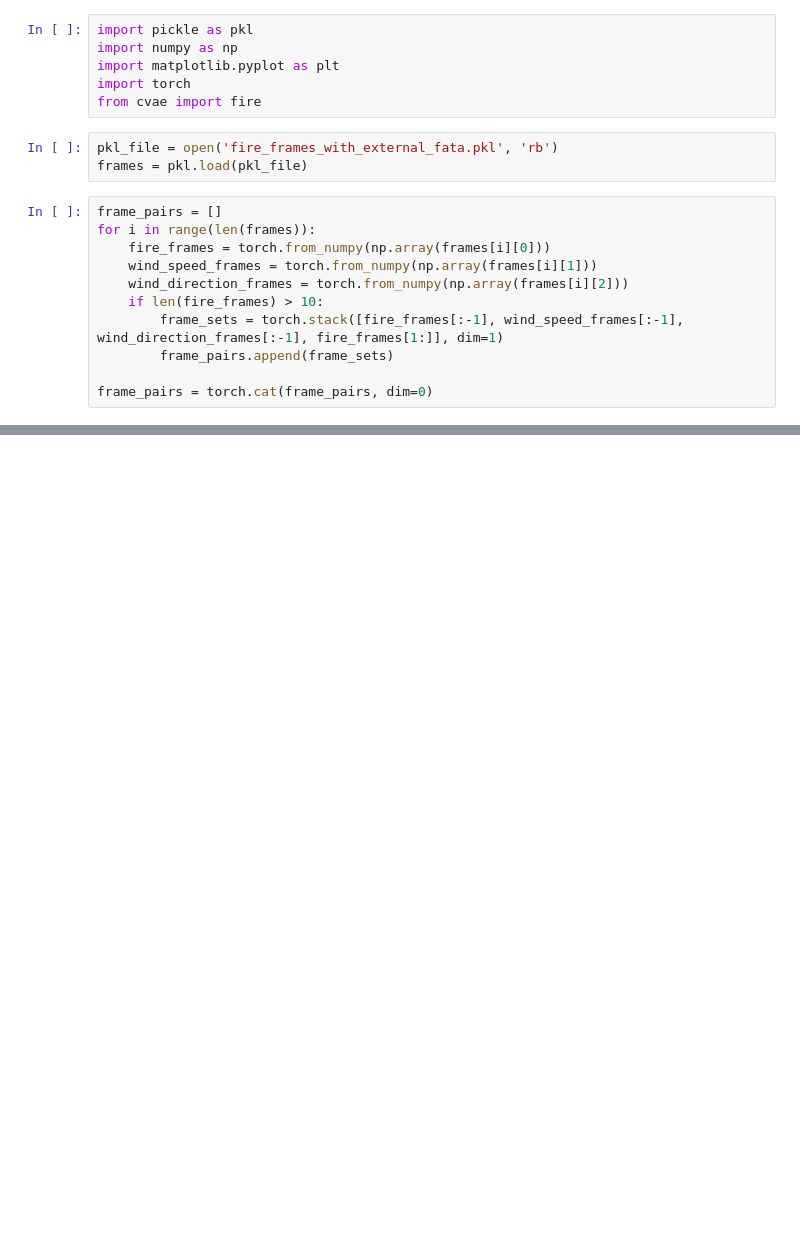
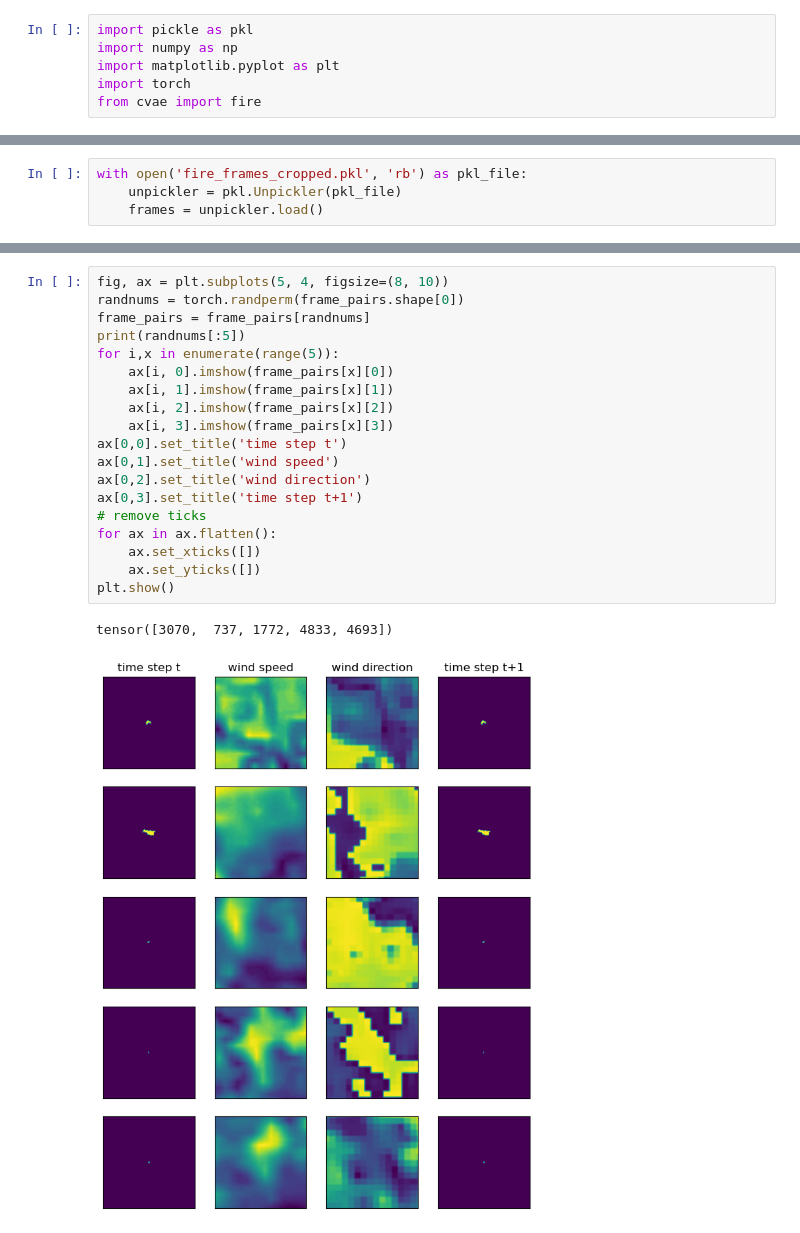
Before and after one commit to Jared-Mac/firegen, a Jupyter notebook: formatting_frames.ipynb, the cells around one changed output, grey strips where cells are left out. Saved outputs shown, nothing was run; the diff lists cells and outputs as text; blank space fills up the shorter version.

```diff
--- a/formatting_frames.ipynb
+++ b/formatting_frames.ipynb
@@ -4,17 +4,3 @@ import numpy as np
 import matplotlib.pyplot as plt
 import torch
 from cvae import fire
-# %%
-pkl_file = open('fire_frames_with_external_fata.pkl', 'rb')
-frames = pkl.load(pkl_file)
-# %%
-frame_pairs = []
-for i in range(len(frames)):
-    fire_frames = torch.from_numpy(np.array(frames[i][0]))
-    wind_speed_frames = torch.from_numpy(np.array(frames[i][1]))
-    wind_direction_frames = torch.from_numpy(np.array(frames[i][2]))
-    if len(fire_frames) > 10:
-        frame_sets = torch.stack([fire_frames[:-1], wind_speed_frames[:-1], wind_direction_frames[:-1], fire_frames[1:]], dim=1)
-        frame_pairs.append(frame_sets)
-
-frame_pairs = torch.cat(frame_pairs, dim=0)
@@ -40,0 +7,4 @@ plt.show()
+# %%
+with open('fire_frames_cropped.pkl', 'rb') as pkl_file:
+    unpickler = pkl.Unpickler(pkl_file)
+    frames = unpickler.load()
@@ -44,0 +46,22 @@ torch.Size([10896, 4, 224, 224])
+# %%
+fig, ax = plt.subplots(5, 4, figsize=(8, 10))
+randnums = torch.randperm(frame_pairs.shape[0])
+frame_pairs = frame_pairs[randnums]
+print(randnums[:5])
+for i,x in enumerate(range(5)):
+    ax[i, 0].imshow(frame_pairs[x][0])
+    ax[i, 1].imshow(frame_pairs[x][1])
+    ax[i, 2].imshow(frame_pairs[x][2])
+    ax[i, 3].imshow(frame_pairs[x][3])
+ax[0,0].set_title('time step t')
+ax[0,1].set_title('wind speed')
+ax[0,2].set_title('wind direction')
+ax[0,3].set_title('time step t+1')
+# remove ticks
+for ax in ax.flatten():
+    ax.set_xticks([])
+    ax.set_yticks([])
+plt.show()
+# %% [output]
+tensor([3070,  737, 1772, 4833, 4693])
+[figure, added]
```
Also changed, not shown: parts of 11 cells of this notebook, 18 other files.
